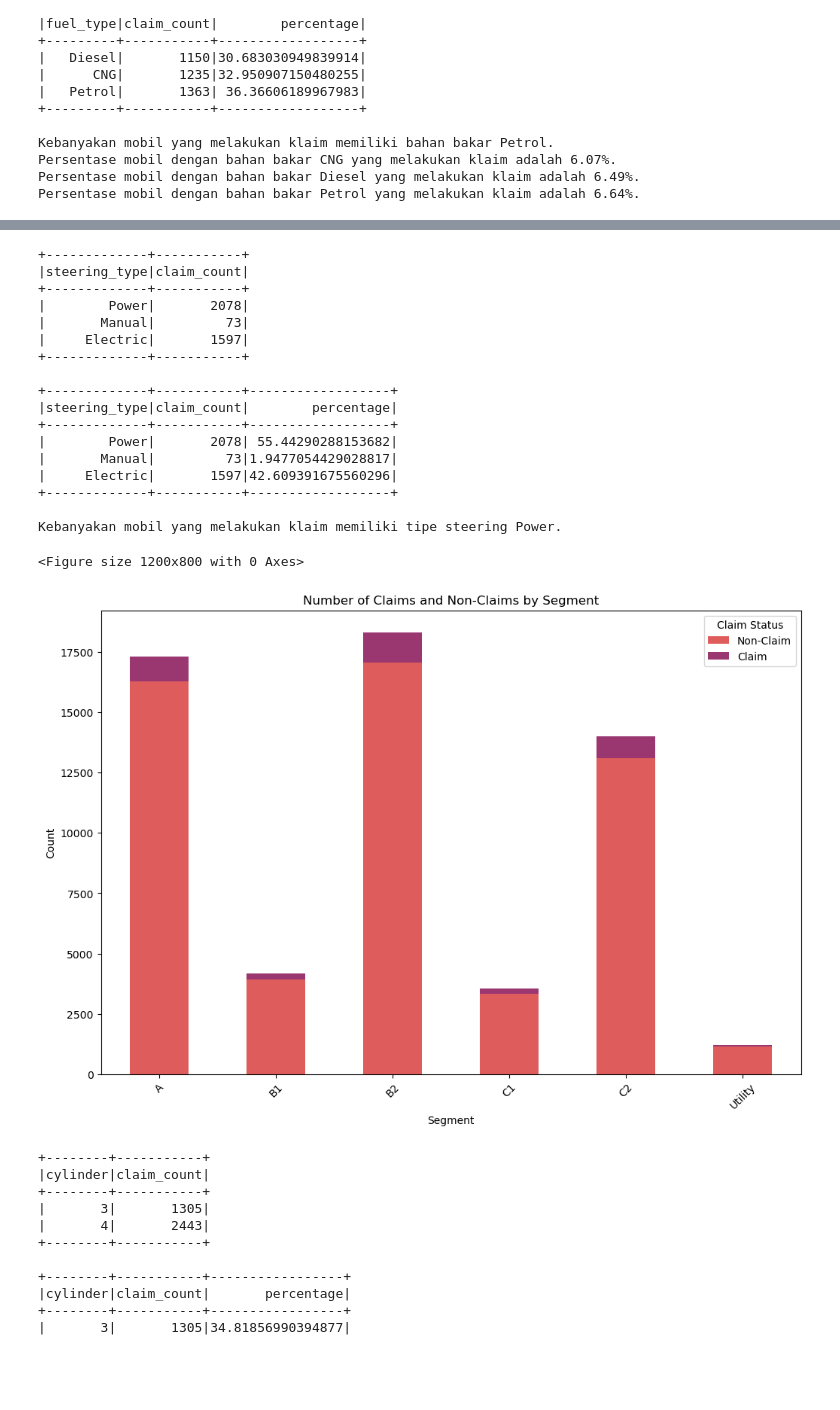
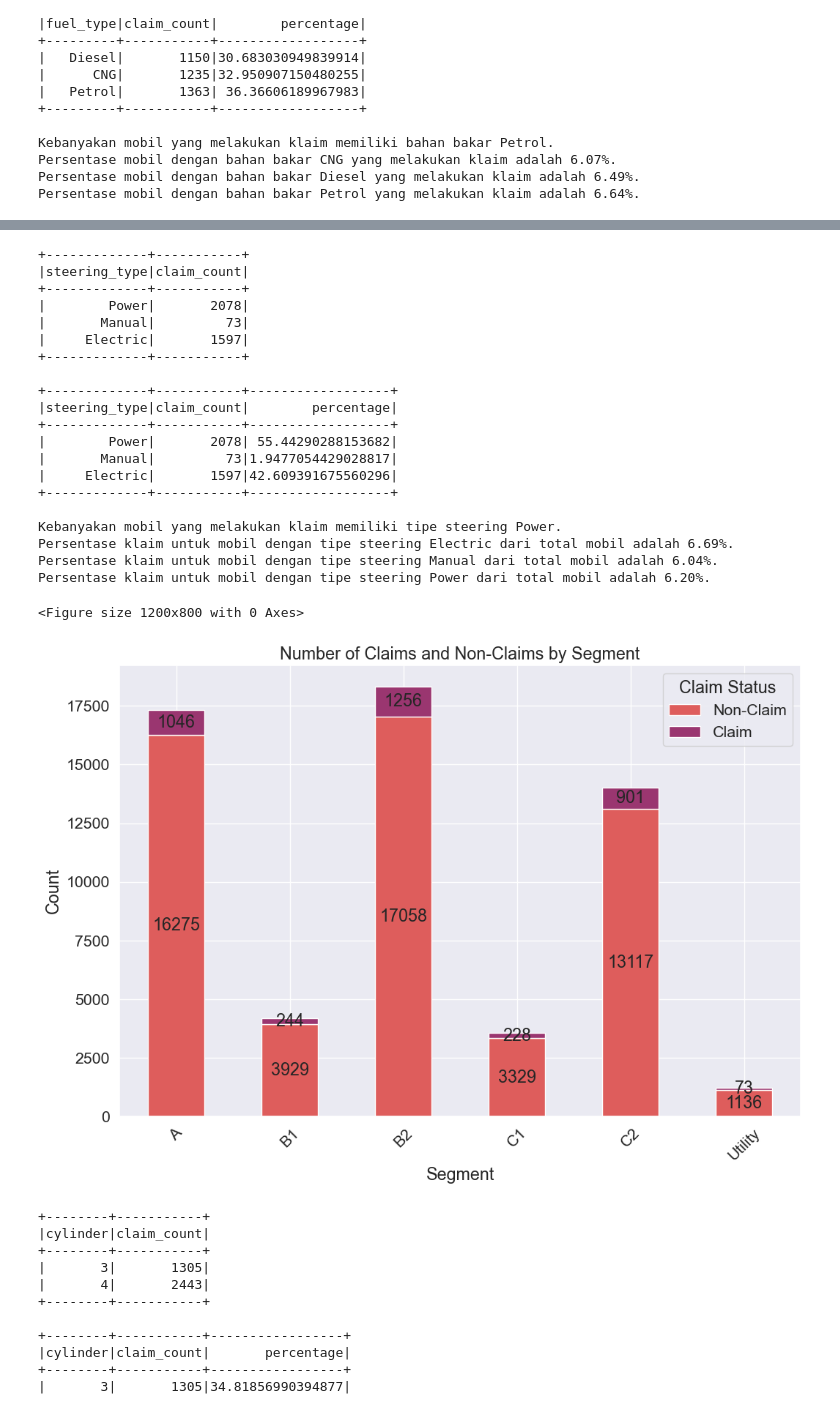
Before and after one commit to evlynEl/BigData, a Jupyter notebook: Projek.ipynb, the cells around one changed output, grey strips where cells are left out. Cells and saved outputs as stored; diff of their text form; code cells hidden in the pictures; blank space fills up the shorter version.

```diff
--- a/Projek.ipynb
+++ b/Projek.ipynb
@@ -820,8 +820,18 @@ df_grouped = df.groupBy("is_claim", "steering_type").agg(count("*").alias("count
 df_pandas = df_grouped.toPandas()
 df_pivot = df_pandas.pivot(index='steering_type', columns='is_claim', values='count').fillna(0)
 df_pivot.columns = ['Non-Claim', 'Claim']
+
 plt.figure(figsize=(12, 8))
-df_pivot.plot(kind='bar', stacked=True, color=colors, figsize=(12, 8))
+ax = df_pivot.plot(kind='bar', stacked=True, figsize=(12, 8), color=flare_colors)
+
+# Menambahkan label angka ke grafik
+for p in ax.patches:
+    x = p.get_x() + p.get_width() / 2
+    y = p.get_y() + p.get_height() / 2
+    height = p.get_height()
+    if height > 0:  # Pastikan kita tidak menambahkan label untuk batang dengan height 0
+        ax.text(x, p.get_y() + height / 2, f'{int(height)}', ha='center', va='center')
+
 plt.xlabel('Rear Brakes Type')
 plt.ylabel('Count')
 plt.title('Number of Claims and Non-Claims by Steering Type')
@@ -846,10 +856,35 @@ if elt_steering_type_claims > man_steering_type_claims and elt_steering_type_cla
     print("Kebanyakan mobil yang melakukan klaim memiliki tipe steering Electric.")
 elif man_steering_type_claims > elt_steering_type_claims and man_steering_type_claims > pwr_steering_type_claims:
     print("Kebanyakan mobil yang melakukan klaim memiliki tipe steering Manual.")
-elif pwr_steering_type_claims > elt_steering_type_claims and pwr_steering_type_claims > man_steering_type_claims:
+else:
     print("Kebanyakan mobil yang melakukan klaim memiliki tipe steering Power.")
+
+df_elt = df.filter(col("steering_type") == "Electric")
+df_man = df.filter(col("steering_type") == "Manual")
+df_pwr = df.filter(col("steering_type") == "Power")
+
+total_elt = df_elt.count()
+total_man = df_man.count()
+total_pwr = df_pwr.count()
+
+
+if total_elt > 0:
+    elt_claim_percentage = (elt_steering_type_claims / total_elt) * 100
+    print(f"Persentase klaim untuk mobil dengan tipe steering Electric dari total mobil adalah {elt_claim_percentage:.2f}%.")
 else:
-    print("Tidak dapat menentukan tipe steering yang paling umum untuk mobil yang melakukan klaim.")
+    print("Tidak ada mobil dengan tipe steering Electric dalam dataset.")
+
+if total_man > 0:
+    man_claim_percentage = (man_steering_type_claims / total_man) * 100
+    print(f"Persentase klaim untuk mobil dengan tipe steering Manual dari total mobil adalah {man_claim_percentage:.2f}%.")
+else:
+    print("Tidak ada mobil dengan tipe steering Electric dalam dataset.")
+
+if total_pwr > 0:
+    prw_claim_percentage = (pwr_steering_type_claims / total_pwr) * 100
+    print(f"Persentase klaim untuk mobil dengan tipe steering Power dari total mobil adalah {prw_claim_percentage:.2f}%.")
+else:
+    print("Tidak ada mobil dengan tipe steering Electric dalam dataset.")
 # %% [output]
 +-------------+-----------+
 |steering_type|claim_count|
@@ -868,22 +903,35 @@ else:
 +-------------+-----------+------------------+
 
 Kebanyakan mobil yang melakukan klaim memiliki tipe steering Power.
+Persentase klaim untuk mobil dengan tipe steering Electric dari total mobil adalah 6.69%.
+Persentase klaim untuk mobil dengan tipe steering Manual dari total mobil adalah 6.04%.
+Persentase klaim untuk mobil dengan tipe steering Power dari total mobil adalah 6.20%.
 # %%
 df_grouped = df.groupBy("is_claim", "segment").agg(count("*").alias("count"))
 df_pandas = df_grouped.toPandas()
 df_pivot = df_pandas.pivot(index='segment', columns='is_claim', values='count').fillna(0)
 df_pivot.columns = ['Non-Claim', 'Claim']
+
 plt.figure(figsize=(12, 8))
-df_pivot.plot(kind='bar', stacked=True, color=colors, figsize=(12, 8))
+ax = df_pivot.plot(kind='bar', stacked=True, figsize=(12, 8), color=flare_colors)
+
+# Menambahkan label angka ke grafik
+for p in ax.patches:
+    x = p.get_x() + p.get_width() / 2
+    y = p.get_y() + p.get_height() / 2
+    height = p.get_height()
+    if height > 0:  # Pastikan kita tidak menambahkan label untuk batang dengan height 0
+        ax.text(x, p.get_y() + height / 2, f'{int(height)}', ha='center', va='center')
+
 plt.xlabel('Segment')
 plt.ylabel('Count')
 plt.title('Number of Claims and Non-Claims by Segment')
 plt.xticks(rotation=45)
 plt.legend(title='Claim Status', labels=['Non-Claim', 'Claim'])
 plt.show()
 # %% [output]
 <Figure size 1200x800 with 0 Axes>
-[figure, old version]
+[figure, new version]
 # %%
 df_claims = df.filter(col("is_claim") == 1)
 df_grouped = df_claims.groupBy("cylinder").agg(count("*").alias("claim_count"))
```
Also changed, not shown: parts of 1 cell of this notebook.
